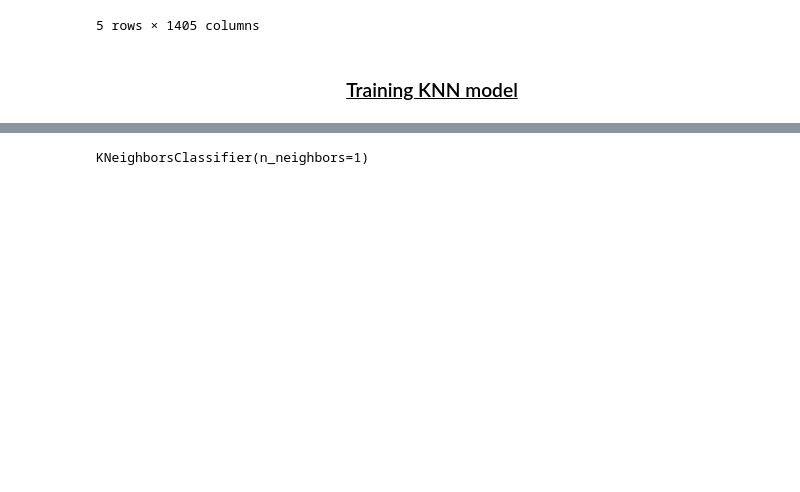
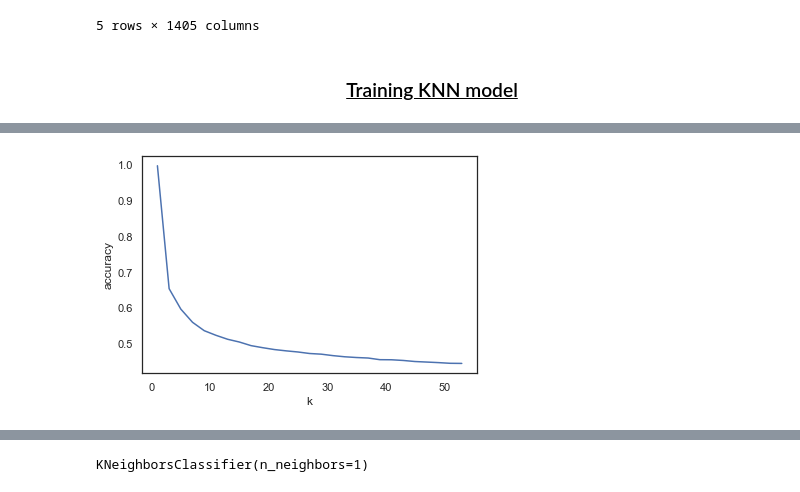
Before and after one commit to Denloob/animi-motus-ai, a Jupyter notebook: animi_motus.ipynb, the cells around one changed output, grey strips where cells are left out. Drawn from its saved outputs; the diff is of its cells as text; code cells hidden in the pictures; blank space fills up the shorter version.

Commit message:
Add more testing and graphs

```diff
--- a/animi_motus.ipynb
+++ b/animi_motus.ipynb
@@ -304,0 +287,17 @@ array([0., 0., 0., ..., 6., 6., 6.])
+# %%
+k_neighbors_test_df = pd.DataFrame({"k": [], "accuracy": []})
+min_k, max_k, step = 1, 53, 2
+print("calculating...")
+print("[", end="")
+for k in range(min_k, max_k+step, step):
+    test_knn = KNeighborsClassifier(n_neighbors=k)
+    test_knn.fit(X_train, y_train)
+    print("▯",end="")
+    accuracy = test_knn.score(X_test, y_test)
+    print("▮",end="")
+
+    k_neighbors_test_df = k_neighbors_test_df.append(
+        {"k": k, "accuracy": accuracy}, ignore_index=True
+    )
+print("]")
+k_neighbors_test_df
@@ -304,0 +324,5 @@ array([0., 0., 0., ..., 6., 6., 6.])
+# %%
+sns.lineplot(data=k_neighbors_test_df, x="k", y="accuracy")
+plt.show()
+# %% [output]
+[figure, added]
```
Also changed, not shown: parts of 16 cells of this notebook.
